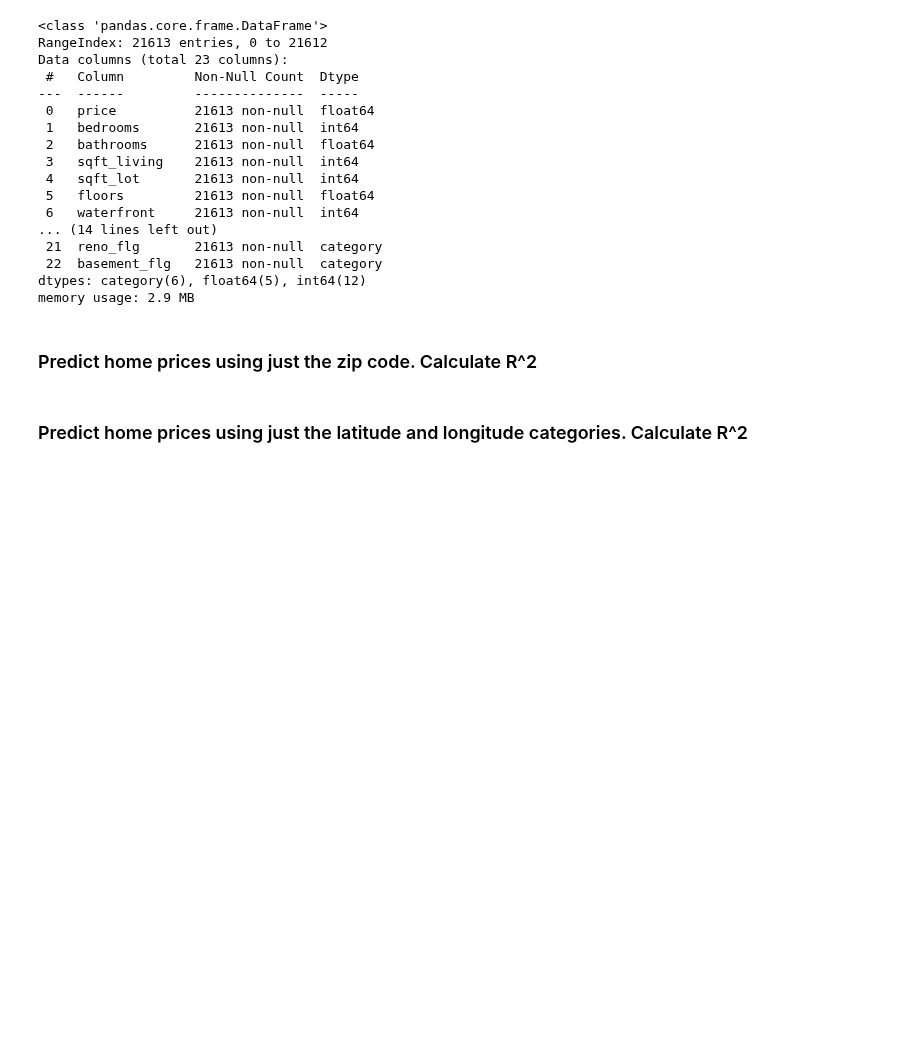
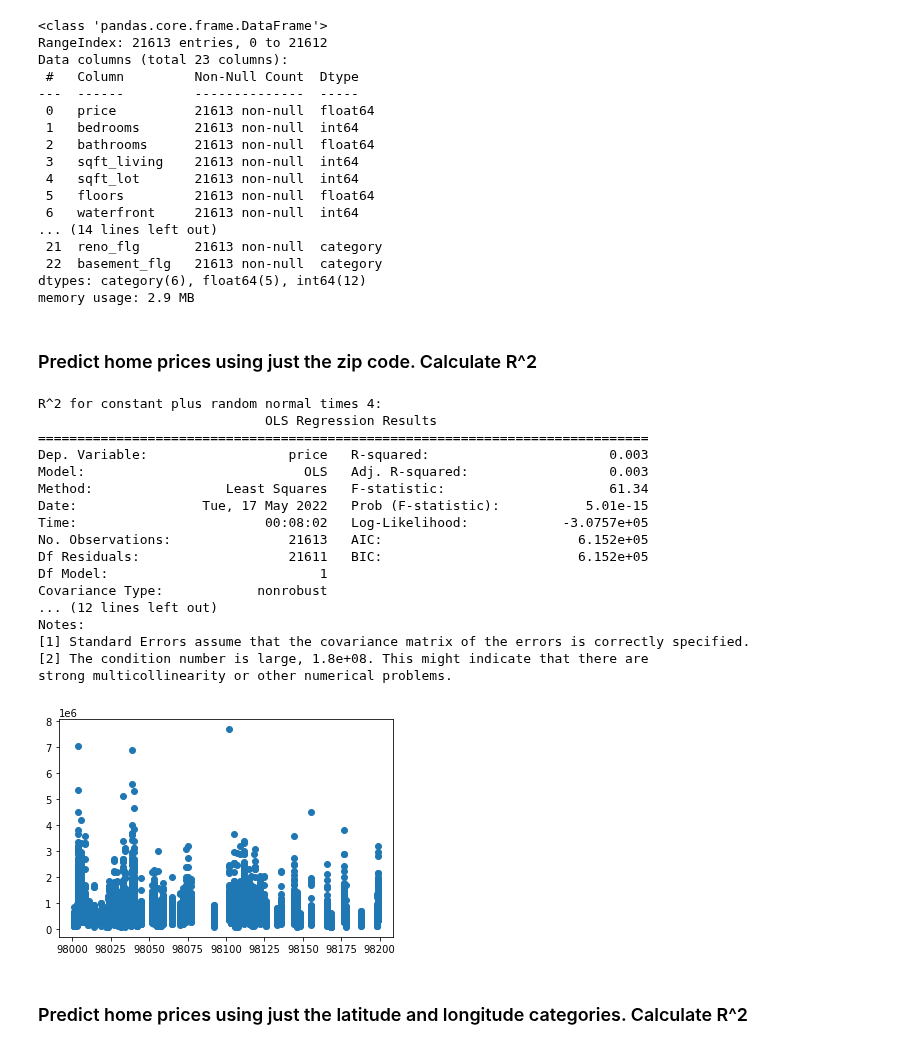
Before and after one commit to DuncanFerguson/GITHUB_REPOSITORY, a Jupyter notebook: DU_MSDS/Data Science Tools 2/HW8/homework8_Duncan_Ferguson.ipynb, the cells around one changed output. Cells and saved outputs as stored; diff of their text form; code cells hidden in the pictures; blank space fills up the shorter version.

```diff
--- a/DU_MSDS/Data Science Tools 2/HW8/homework8_Duncan_Ferguson.ipynb
+++ b/DU_MSDS/Data Science Tools 2/HW8/homework8_Duncan_Ferguson.ipynb
@@ -151,6 +152,34 @@ dtypes: category(6), float64(5), int64(12)
 memory usage: 2.9 MB
 # %% [markdown]
 ### Predict home prices using just the zip code.  Calculate R^2
+# %%
+X = df['zipcode']
+y = df['price']
+
+plt.scatter(X,y)
+X =sm.add_constant(X, prepend=False)
+model = sm.OLS(y, X).fit() ## sm.OLS(output, input)
+predictions = model.predict(X)
+print("\n\nR^2 for constant plus random normal times 4: \n",model.summary())
+# %% [output]
+R^2 for constant plus random normal times 4:
+                             OLS Regression Results
+==============================================================================
+Dep. Variable:                  price   R-squared:                       0.003
+Model:                            OLS   Adj. R-squared:                  0.003
+Method:                 Least Squares   F-statistic:                     61.34
+Date:                Tue, 17 May 2022   Prob (F-statistic):           5.01e-15
+Time:                        00:08:02   Log-Likelihood:            -3.0757e+05
+No. Observations:               21613   AIC:                         6.152e+05
+Df Residuals:                   21611   BIC:                         6.152e+05
+Df Model:                           1
+Covariance Type:            nonrobust
+... (12 lines left out)
+Notes:
+[1] Standard Errors assume that the covariance matrix of the errors is correctly specified.
+[2] The condition number is large, 1.8e+08. This might indicate that there are
+strong multicollinearity or other numerical problems.
+[figure, added]
 # %% [markdown]
 ### Predict home prices using just the latitude and longitude categories.  Calculate R^2
 # %% [markdown]
```
Also changed, not shown: parts of 1 cell of this notebook.
